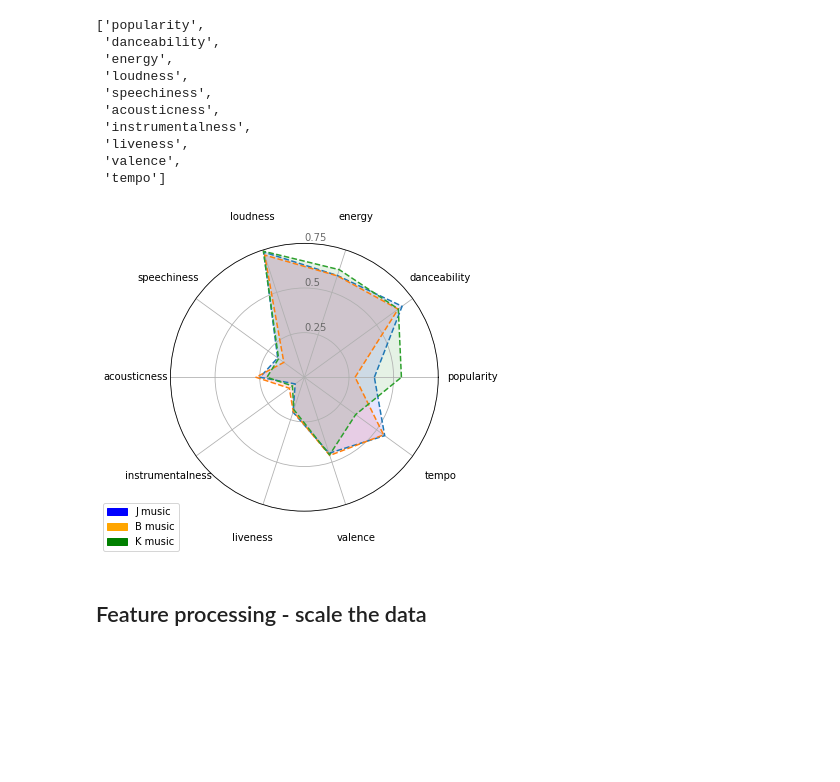
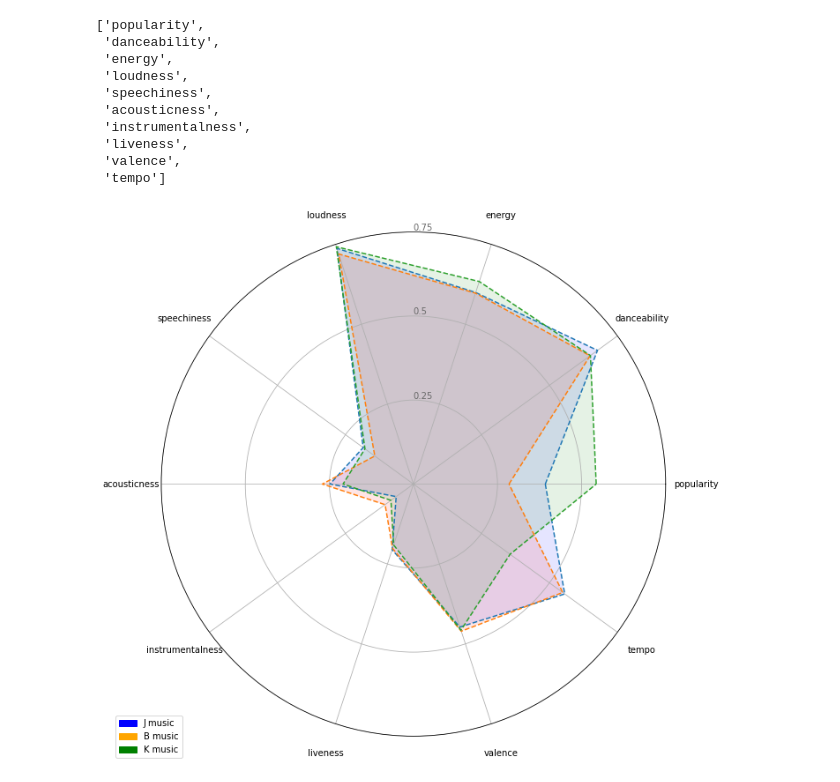
Before and after one commit to osirjeremy/spotify_analysis, a Jupyter notebook: eda_top_tracks.ipynb, the cells around one changed output. Drawn from its saved outputs; the diff is of its cells as text; code cells hidden in the pictures; blank space fills up the shorter version.

Commit message:
update ml visualization for 3 taste profiles

```diff
--- a/eda_top_tracks.ipynb
+++ b/eda_top_tracks.ipynb
@@ -473,34 +481,32 @@ values += values[:1] # append the first value to the list to close the loop
 ax.plot(angles, values, linewidth=1.5, linestyle='dashed', label = "B")
 # Fill area
 ax.fill(angles, values, 'red', alpha=0.1)
 
 #-- K's Plot
 values = list(means_k.values)
 values += values[:1] # append the first value to the list to close the loop
 #Plot data
 ax.plot(angles, values, linewidth=1.5, linestyle='dashed', label = "K")
 # Fill area
 ax.fill(angles, values, 'green', alpha=0.1)
 
 # Add legend
 blue_patch = mpatches.Patch(color='blue', label='J music')
 red_patch = mpatches.Patch(color='orange', label = 'B music')
 green_patch = mpatches.Patch(color = 'green', label = "K music")
 plt.legend(loc = "upper right",
            handles=[blue_patch, red_patch, green_patch], bbox_to_anchor=(0.05, 0.05))
 
 # buffer for axis labels
 ax.tick_params(pad=24)
 
 # adjust size of plot
 plt.tight_layout()
-plt.rcParams["figure.figsize"] = (30,2)
+plt.rcParams["figure.figsize"] = (10,15)
 # save the radar plot
 plt.savefig("./radar_chart_BvJvK", dpi = 200)
 
 # Show the graph
 #plt.show()
 # %% [output]
-[figure, old version]
+[figure, new version]
-# %% [markdown]
-## Feature processing - scale the data
```
Also changed, not shown: parts of 22 cells of this notebook, 7 other files.
